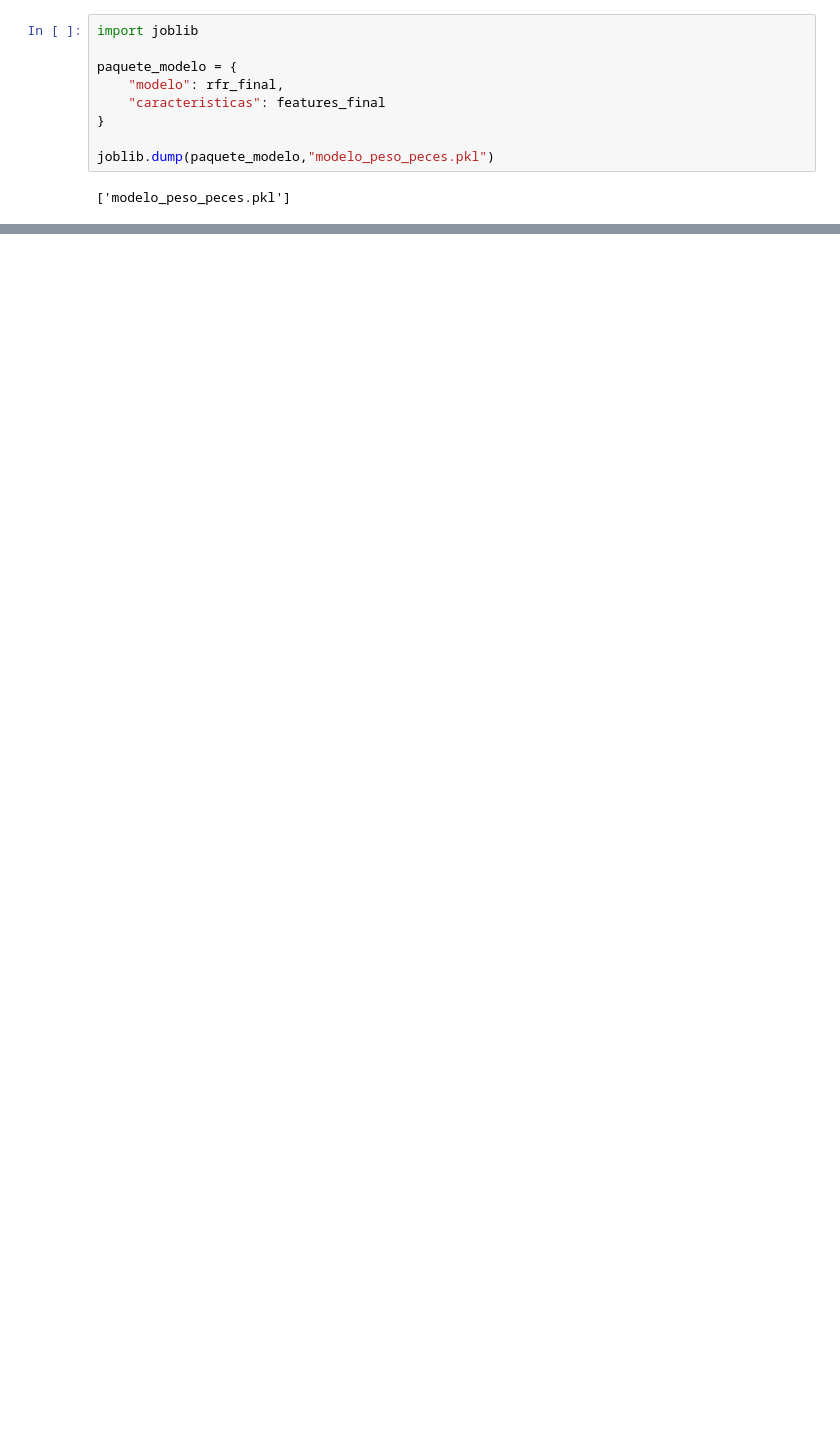
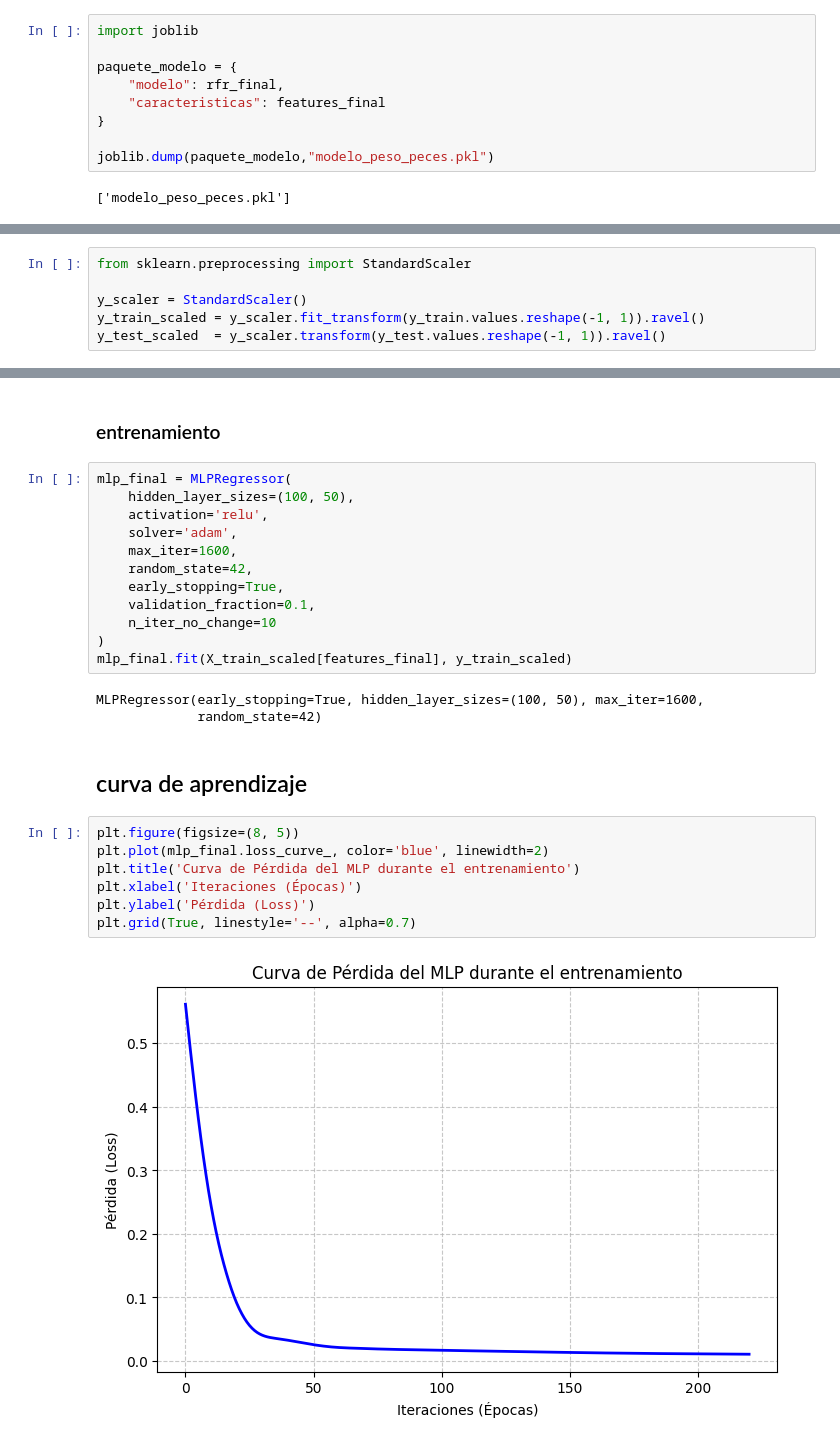
Before and after one commit to LuisAngel034/Peso-de-Peces, a Jupyter notebook: practica.ipynb, the cells around one changed output, grey strips where cells are left out. Cells and saved outputs as stored; diff of their text form; blank space fills up the shorter version.

```diff
--- a/practica.ipynb
+++ b/practica.ipynb
@@ -430,0 +416,6 @@ joblib.dump(paquete_modelo,"modelo_peso_peces.pkl")
+# %%
+from sklearn.preprocessing import StandardScaler
+
+y_scaler = StandardScaler()
+y_train_scaled = y_scaler.fit_transform(y_train.values.reshape(-1, 1)).ravel()
+y_test_scaled  = y_scaler.transform(y_test.values.reshape(-1, 1)).ravel()
@@ -430,0 +481,28 @@ joblib.dump(paquete_modelo,"modelo_peso_peces.pkl")
+# %% [markdown]
+### entrenamiento
+# %%
+mlp_final = MLPRegressor(
+    hidden_layer_sizes=(100, 50),
+    activation='relu',
+    solver='adam',
+    max_iter=1600,
+    random_state=42,
+    early_stopping=True,
+    validation_fraction=0.1,
+    n_iter_no_change=10
+)
+mlp_final.fit(X_train_scaled[features_final], y_train_scaled)
+# %% [output]
+MLPRegressor(early_stopping=True, hidden_layer_sizes=(100, 50), max_iter=1600,
+             random_state=42)
+# %% [markdown]
+## curva de aprendizaje
+# %%
+plt.figure(figsize=(8, 5))
+plt.plot(mlp_final.loss_curve_, color='blue', linewidth=2)
+plt.title('Curva de Pérdida del MLP durante el entrenamiento')
+plt.xlabel('Iteraciones (Épocas)')
+plt.ylabel('Pérdida (Loss)')
+plt.grid(True, linestyle='--', alpha=0.7)
+# %% [output]
+[figure, added]
```
Also changed, not shown: parts of 19 cells of this notebook.
